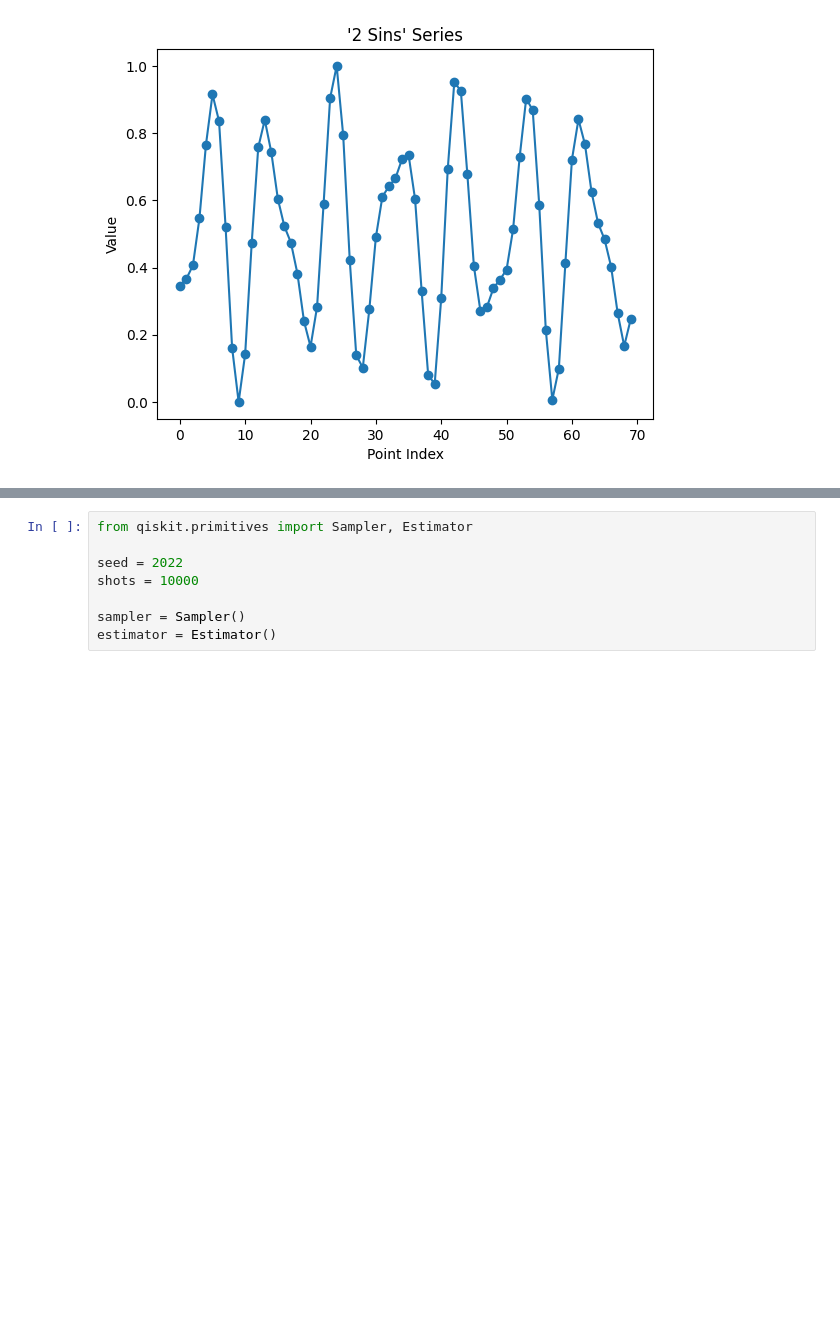
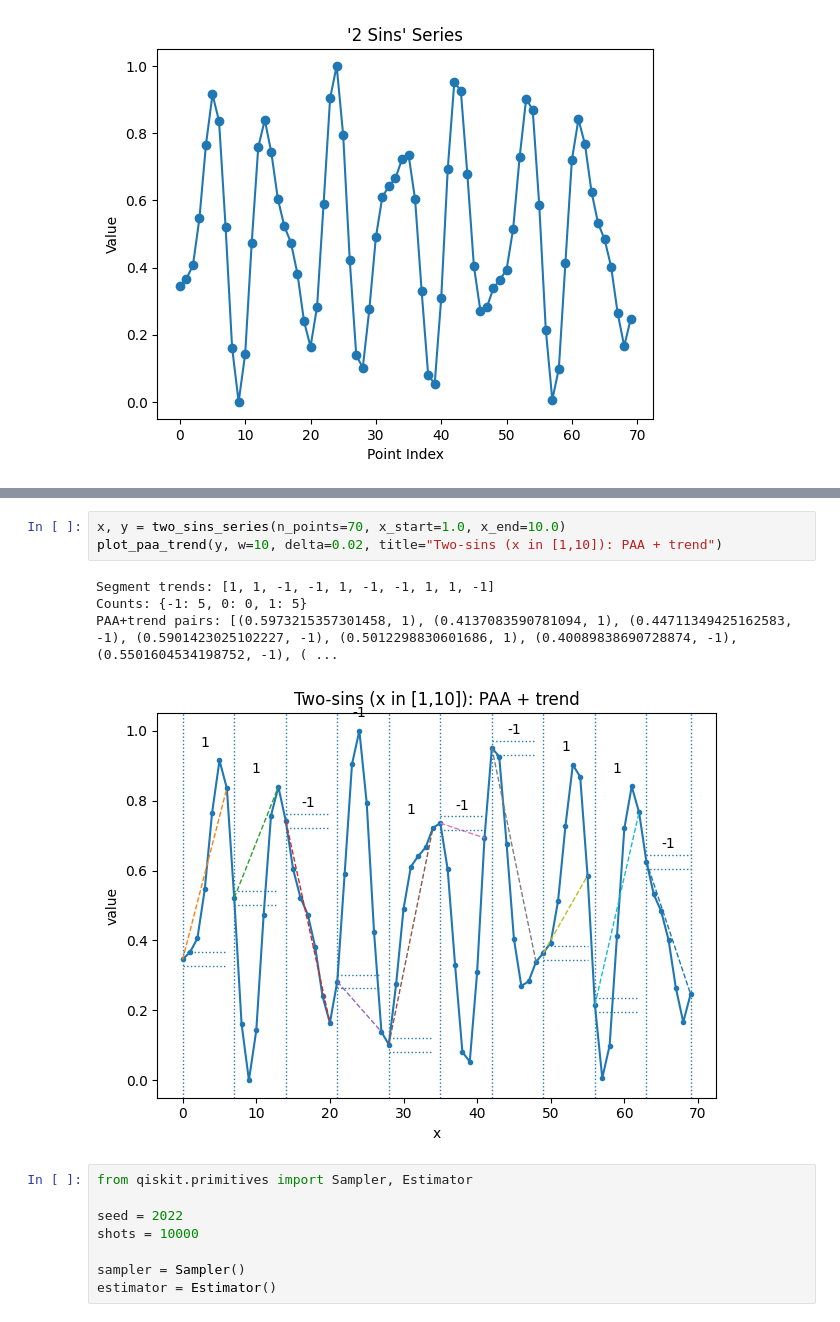
Before and after one commit to bennyp85/SIT746---Research-Project, a Jupyter notebook: tpaa_vqc.ipynb, the cells around one changed output, grey strips where cells are left out. Cells and saved outputs as stored; diff of their text form; blank space fills up the shorter version.

```diff
--- a/tpaa_vqc.ipynb
+++ b/tpaa_vqc.ipynb
@@ -76,3 +208,11 @@ plt.show()
+# %%
+x, y = two_sins_series(n_points=70, x_start=1.0, x_end=10.0)
+plot_paa_trend(y, w=10, delta=0.02, title="Two-sins (x in [1,10]): PAA + trend")
+# %% [output]
+Segment trends: [1, 1, -1, -1, 1, -1, -1, 1, 1, -1]
+Counts: {-1: 5, 0: 0, 1: 5}
+PAA+trend pairs: [(0.5973215357301458, 1), (0.4137083590781094, 1), (0.44711349425162583, -1), (0.5901423025102227, -1), (0.5012298830601686, 1), (0.40089838690728874, -1), (0.5501604534198752, -1), ( ...
+[figure, added]
 # %%
 from qiskit.primitives import Sampler, Estimator
 
```
Also changed, not shown: parts of 15 cells of this notebook.
